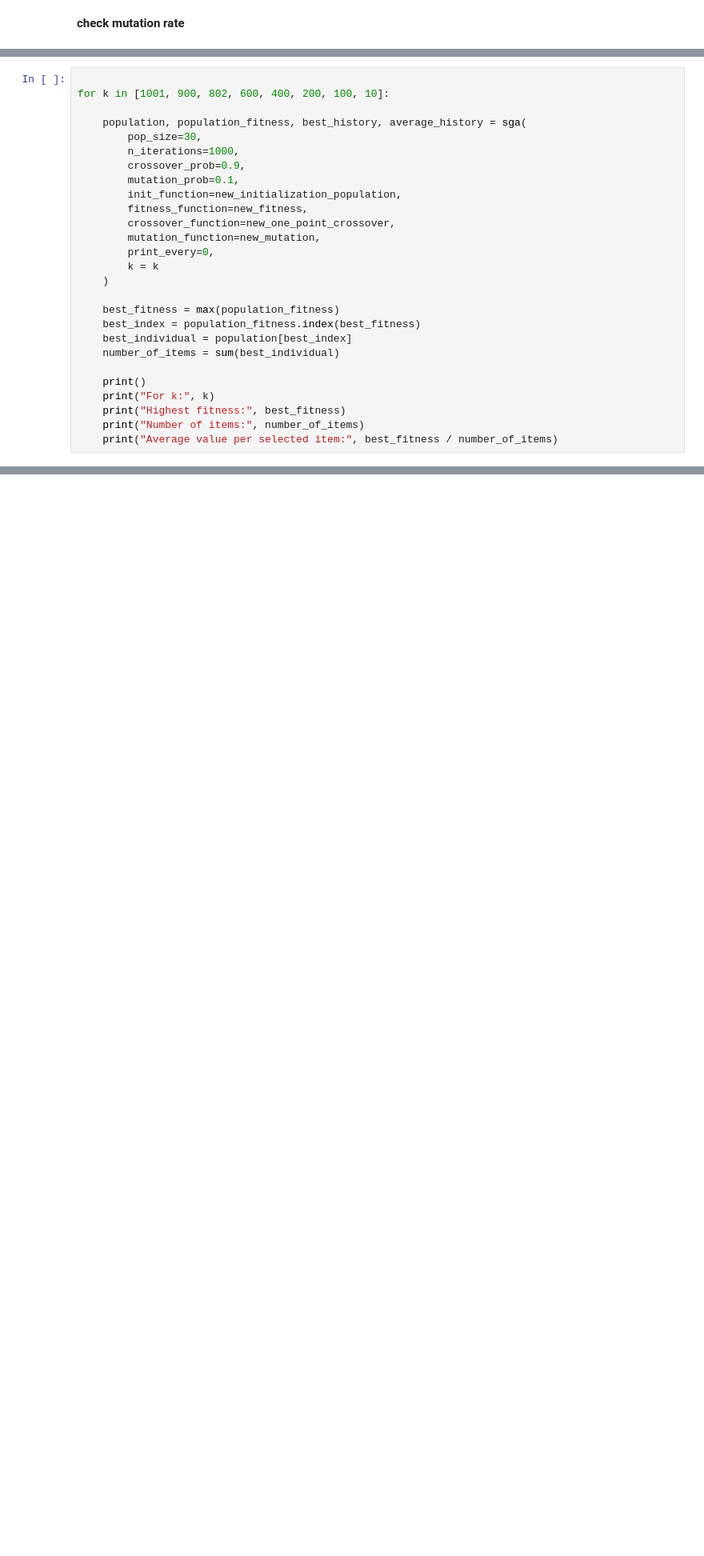
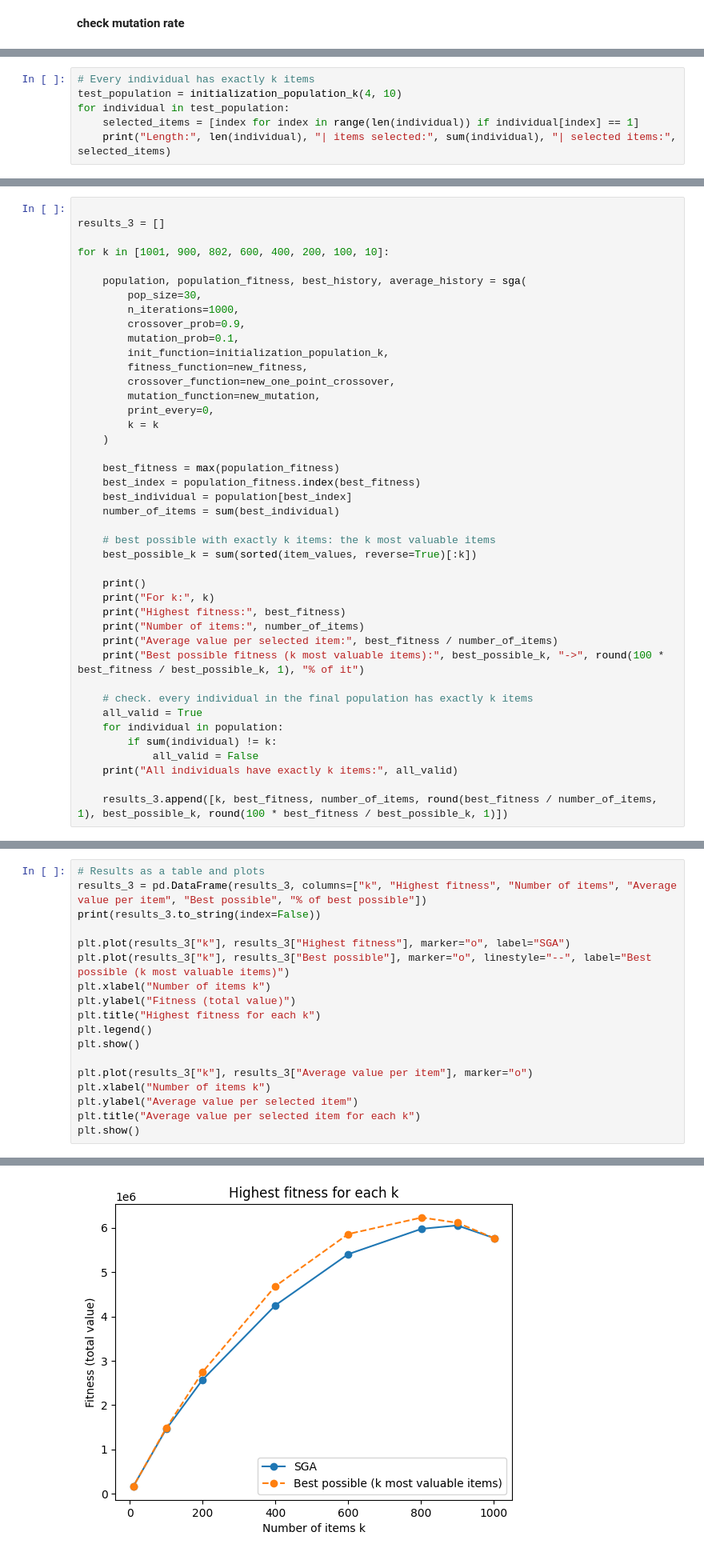
Before and after one commit to Kamilmichal05/Machine-Learning-Project2, a Jupyter notebook: main.ipynb, the cells around one changed output, grey strips where cells are left out. Shown at 80% size. Saved outputs shown, nothing was run; the diff lists cells and outputs as text; blank space fills up the shorter version.

Commit message:
formatting, bug fix and check for new functions

```diff
--- a/main.ipynb
+++ b/main.ipynb
@@ -933,0 +836,6 @@ def new_mutation(individuals, pm):
+# %%
+# Every individual has exactly k items
+test_population = initialization_population_k(4, 10)
+for individual in test_population:
+    selected_items = [index for index in range(len(individual)) if individual[index] == 1]
+    print("Length:", len(individual), "| items selected:", sum(individual), "| selected items:", selected_items)
@@ -934,4 +994,6 @@ def new_mutation(individuals, pm):
 # %%
+
+results_3 = []
 
 for k in [1001, 900, 802, 600, 400, 200, 100, 10]:
 
@@ -940,7 +1002,7 @@ for k in [1001, 900, 802, 600, 400, 200, 100, 10]:
         n_iterations=1000,
         crossover_prob=0.9,
         mutation_prob=0.1,
-        init_function=new_initialization_population,
+        init_function=initialization_population_k,
         fitness_function=new_fitness,
         crossover_function=new_one_point_crossover,
         mutation_function=new_mutation,
@@ -953,11 +1015,24 @@ for k in [1001, 900, 802, 600, 400, 200, 100, 10]:
     best_individual = population[best_index]
     number_of_items = sum(best_individual)
 
+    # best possible with exactly k items: the k most valuable items
+    best_possible_k = sum(sorted(item_values, reverse=True)[:k])
+
     print()
     print("For k:", k)
     print("Highest fitness:", best_fitness)
     print("Number of items:", number_of_items)
     print("Average value per selected item:", best_fitness / number_of_items)
+    print("Best possible fitness (k most valuable items):", best_possible_k, "->", round(100 * best_fitness / best_possible_k, 1), "% of it")
+
+    # check. every individual in the final population has exactly k items
+    all_valid = True
+    for individual in population:
+        if sum(individual) != k:
+            all_valid = False
+    print("All individuals have exactly k items:", all_valid)
+
+    results_3.append([k, best_fitness, number_of_items, round(best_fitness / number_of_items, 1), best_possible_k, round(100 * best_fitness / best_possible_k, 1)])
 # %% [output]
 For k: 1001
 Highest fitness: 5767936
@@ -992,0 +1054,19 @@ Everything behaves as expected, if we have fewer k's we won't be able to get the
+# %%
+# Results as a table and plots
+results_3 = pd.DataFrame(results_3, columns=["k", "Highest fitness", "Number of items", "Average value per item", "Best possible", "% of best possible"])
+print(results_3.to_string(index=False))
+
+plt.plot(results_3["k"], results_3["Highest fitness"], marker="o", label="SGA")
+plt.plot(results_3["k"], results_3["Best possible"], marker="o", linestyle="--", label="Best possible (k most valuable items)")
+plt.xlabel("Number of items k")
+plt.ylabel("Fitness (total value)")
+plt.title("Highest fitness for each k")
+plt.legend()
+plt.show()
+
+plt.plot(results_3["k"], results_3["Average value per item"], marker="o")
+plt.xlabel("Number of items k")
+plt.ylabel("Average value per selected item")
+plt.title("Average value per selected item for each k")
+plt.show()
+# %% [output]
@@ -992,0 +1082 @@ Everything behaves as expected, if we have fewer k's we won't be able to get the
+[figure, added]
```
Also changed, not shown: parts of 37 cells of this notebook.
